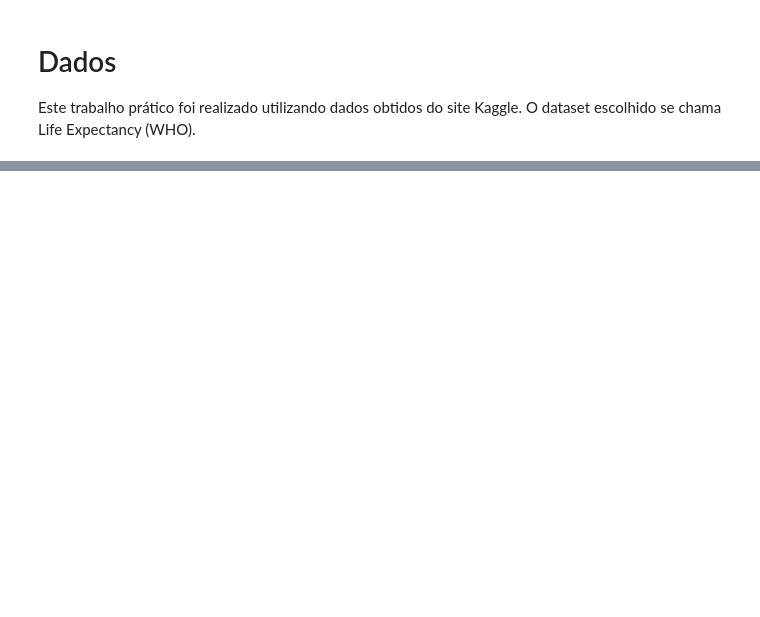
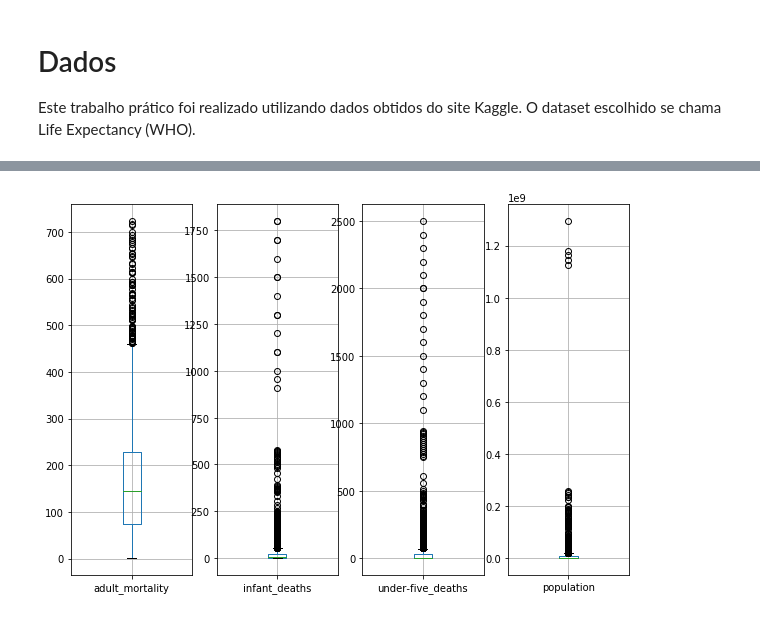
Before and after one commit to juliatiemi/icd-final-project, a Jupyter notebook: ProjetoFinalICD.ipynb, the cells around one changed output, grey strips where cells are left out. Drawn from its saved outputs; the diff is of its cells as text; code cells hidden in the pictures; blank space fills up the shorter version.

Commit message:
Finish data cleaning

```diff
--- a/ProjetoFinalICD.ipynb
+++ b/ProjetoFinalICD.ipynb
@@ -17,0 +47,3 @@ Como o consumo de alcool / vacinação influencia a expectativa de vida ?
+# %%
+expectativa_de_vida = pd.read_csv('./Life Expectancy Data.csv', delimiter=',')
+expectativa_de_vida.head()
@@ -17,0 +62,22 @@ Como o consumo de alcool / vacinação influencia a expectativa de vida ?
+# %%
+colunas_originais = list(expectativa_de_vida.columns)
+colunas_novas = []
+for col in colunas_originais:
+    colunas_novas.append(col.strip().replace('  ', ' ').replace(' ', '_').lower())
+expectativa_de_vida.columns = colunas_novas
+# %%
+expectativa_de_vida = expectativa_de_vida[[
+    'country',
+    'year',
+    'life_expectancy',
+    'adult_mortality',
+    'infant_deaths',
+    'alcohol',
+    'hepatitis_b',
+    'measles',
+    'under-five_deaths',
+    'polio',
+    'diphtheria',
+    'population',
+    'schooling'
+]]
@@ -17,0 +111,7 @@ Como o consumo de alcool / vacinação influencia a expectativa de vida ?
+# %%
+plt.figure(figsize=(10,15))
+for i, col in enumerate(['adult_mortality', 'infant_deaths', 'under-five_deaths', 'population'], start=1):
+    plt.subplot(2, 4, i)
+    expectativa_de_vida.boxplot(col)
+# %% [output]
+[figure, added]
```
Also changed, not shown: parts of 17 cells of this notebook.
